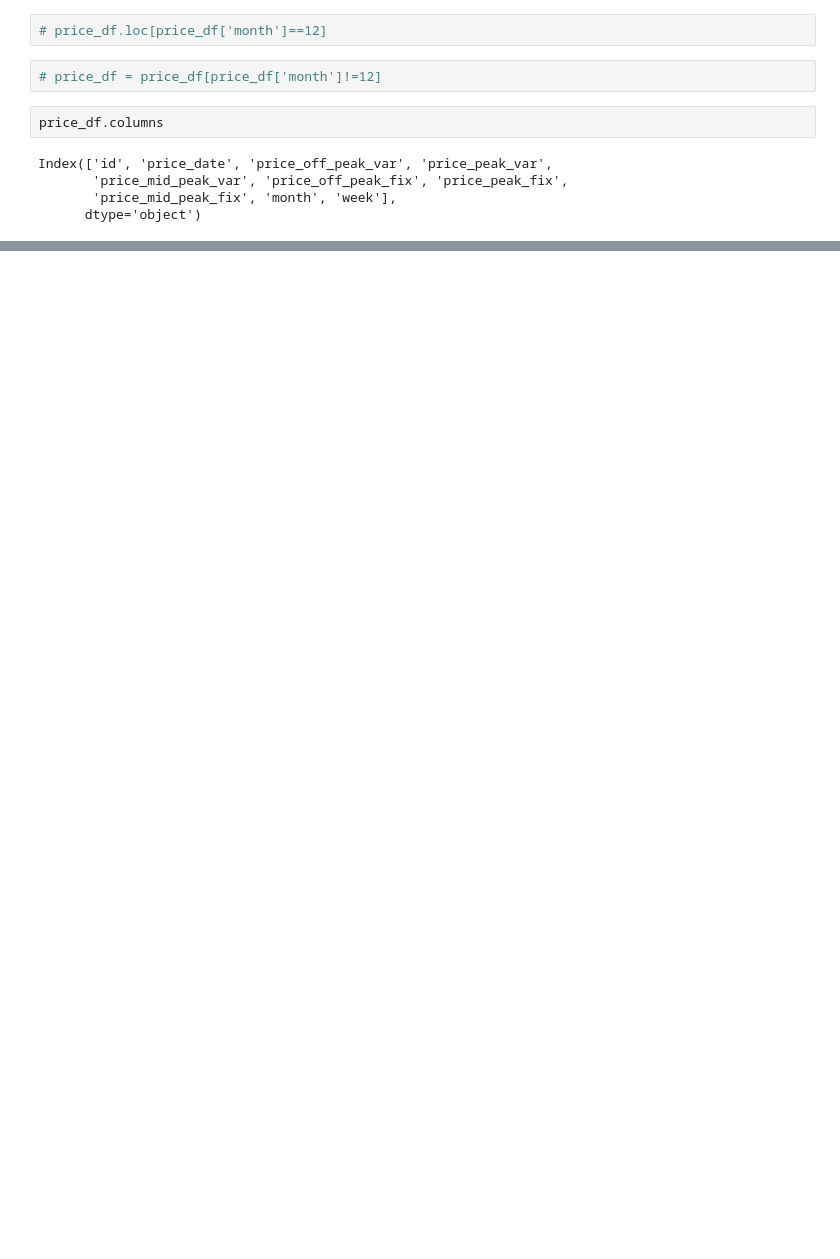
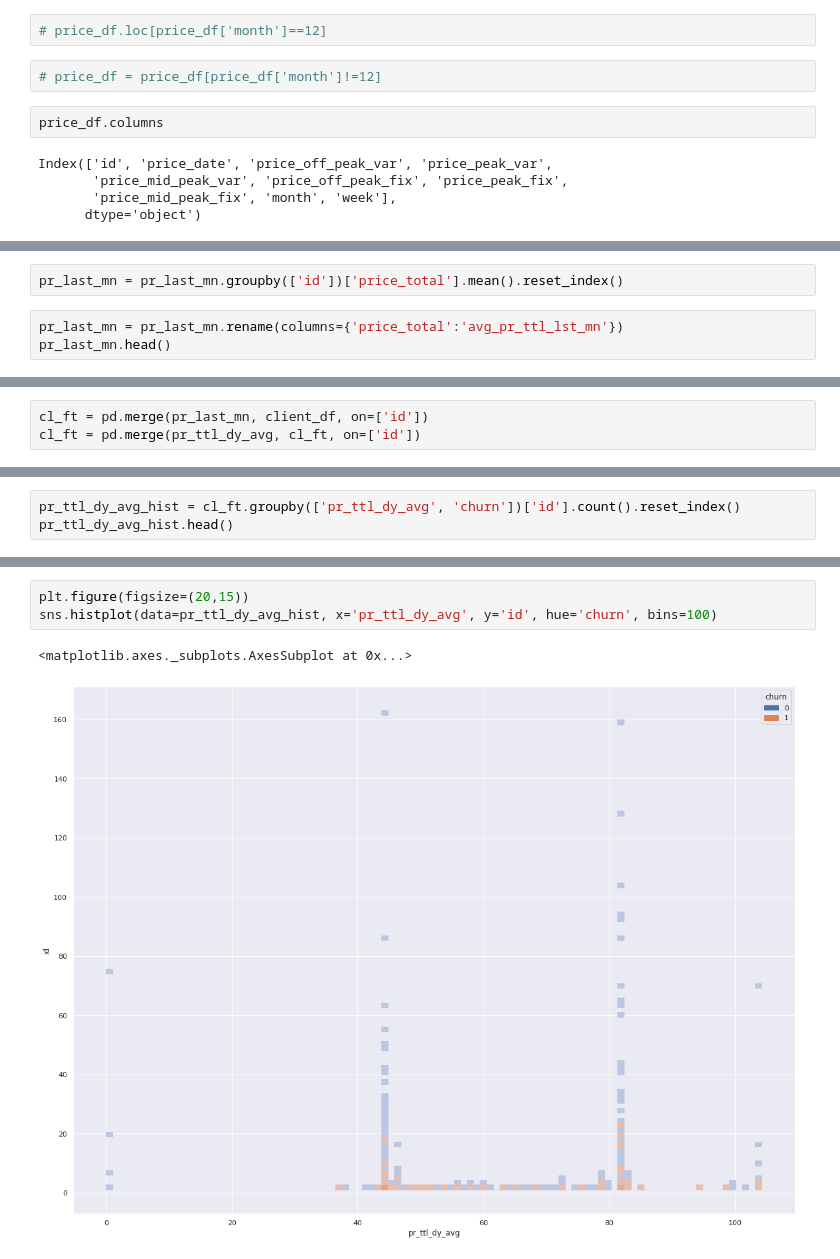
Before and after one commit to nug-12/BCG_Data_Virtual_Experience, a Jupyter notebook: BCG.ipynb, the cells around one changed output, grey strips where cells are left out. Drawn from its saved outputs; the diff is of its cells as text; blank space fills up the shorter version.

```diff
--- a/BCG.ipynb
+++ b/BCG.ipynb
@@ -444,0 +454,5 @@ pr_agg_wk
+# %%
+pr_last_mn = pr_last_mn.groupby(['id'])['price_total'].mean().reset_index()
+# %%
+pr_last_mn = pr_last_mn.rename(columns={'price_total':'avg_pr_ttl_lst_mn'})
+pr_last_mn.head()
@@ -444,0 +470,3 @@ pr_agg_wk
+# %%
+cl_ft = pd.merge(pr_last_mn, client_df, on=['id'])
+cl_ft = pd.merge(pr_ttl_dy_avg, cl_ft, on=['id'])
@@ -444,0 +477,3 @@ pr_agg_wk
+# %%
+pr_ttl_dy_avg_hist = cl_ft.groupby(['pr_ttl_dy_avg', 'churn'])['id'].count().reset_index()
+pr_ttl_dy_avg_hist.head()
@@ -444,0 +487,6 @@ pr_agg_wk
+# %%
+plt.figure(figsize=(20,15))
+sns.histplot(data=pr_ttl_dy_avg_hist, x='pr_ttl_dy_avg', y='id', hue='churn', bins=100)
+# %% [output]
+<matplotlib.axes._subplots.AxesSubplot at 0x...>
+[figure, added]
```
Also changed, not shown: parts of 16 cells of this notebook.
